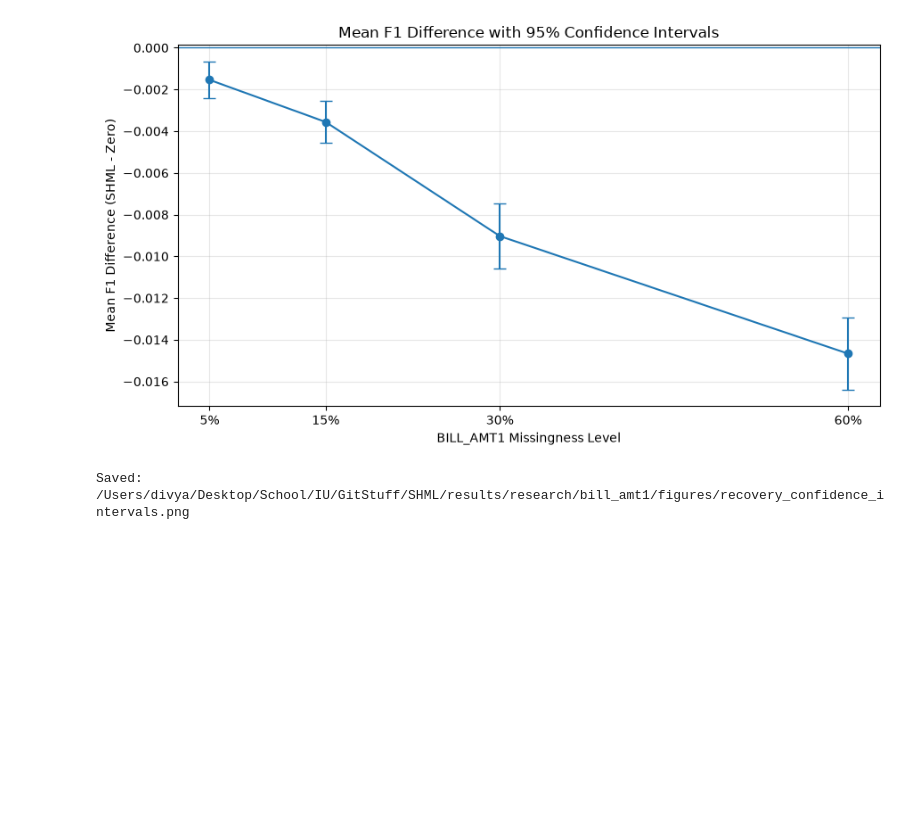
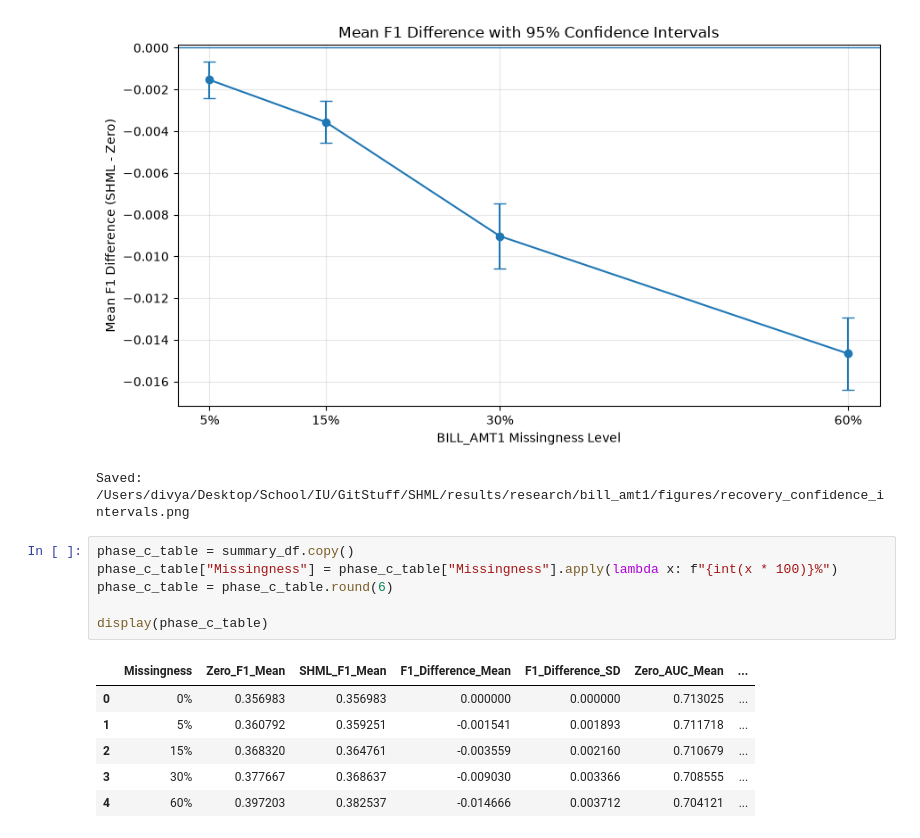
Before and after one commit to divyakapoor23/SHML, a Jupyter notebook: research/bill_amt1/02_recovery_experiments.ipynb, the cells around one changed output. Saved outputs shown, nothing was run; the diff lists cells and outputs as text; blank space fills up the shorter version.

```diff
--- a/research/bill_amt1/02_recovery_experiments.ipynb
+++ b/research/bill_amt1/02_recovery_experiments.ipynb
@@ -788,3 +788,16 @@ print("Saved:", ci_path)
 # %% [output]
 [figure]
 Saved: /Users/divya/Desktop/School/IU/GitStuff/SHML/results/research/bill_amt1/figures/recovery_confidence_intervals.png
+# %%
+phase_c_table = summary_df.copy()
+phase_c_table["Missingness"] = phase_c_table["Missingness"].apply(lambda x: f"{int(x * 100)}%")
+phase_c_table = phase_c_table.round(6)
+
+display(phase_c_table)
+# %% [output]
+|  | Missingness | Zero_F1_Mean | SHML_F1_Mean | F1_Difference_Mean | F1_Difference_SD | Zero_AUC_Mean | ... |
+| 0 | 0% | 0.356983 | 0.356983 | 0.000000 | 0.000000 | 0.713025 | ... |
+| 1 | 5% | 0.360792 | 0.359251 | -0.001541 | 0.001893 | 0.711718 | ... |
+| 2 | 15% | 0.368320 | 0.364761 | -0.003559 | 0.002160 | 0.710679 | ... |
+| 3 | 30% | 0.377667 | 0.368637 | -0.009030 | 0.003366 | 0.708555 | ... |
+| 4 | 60% | 0.397203 | 0.382537 | -0.014666 | 0.003712 | 0.704121 | ... |
```
Also changed, not shown: parts of 8 cells of this notebook.
